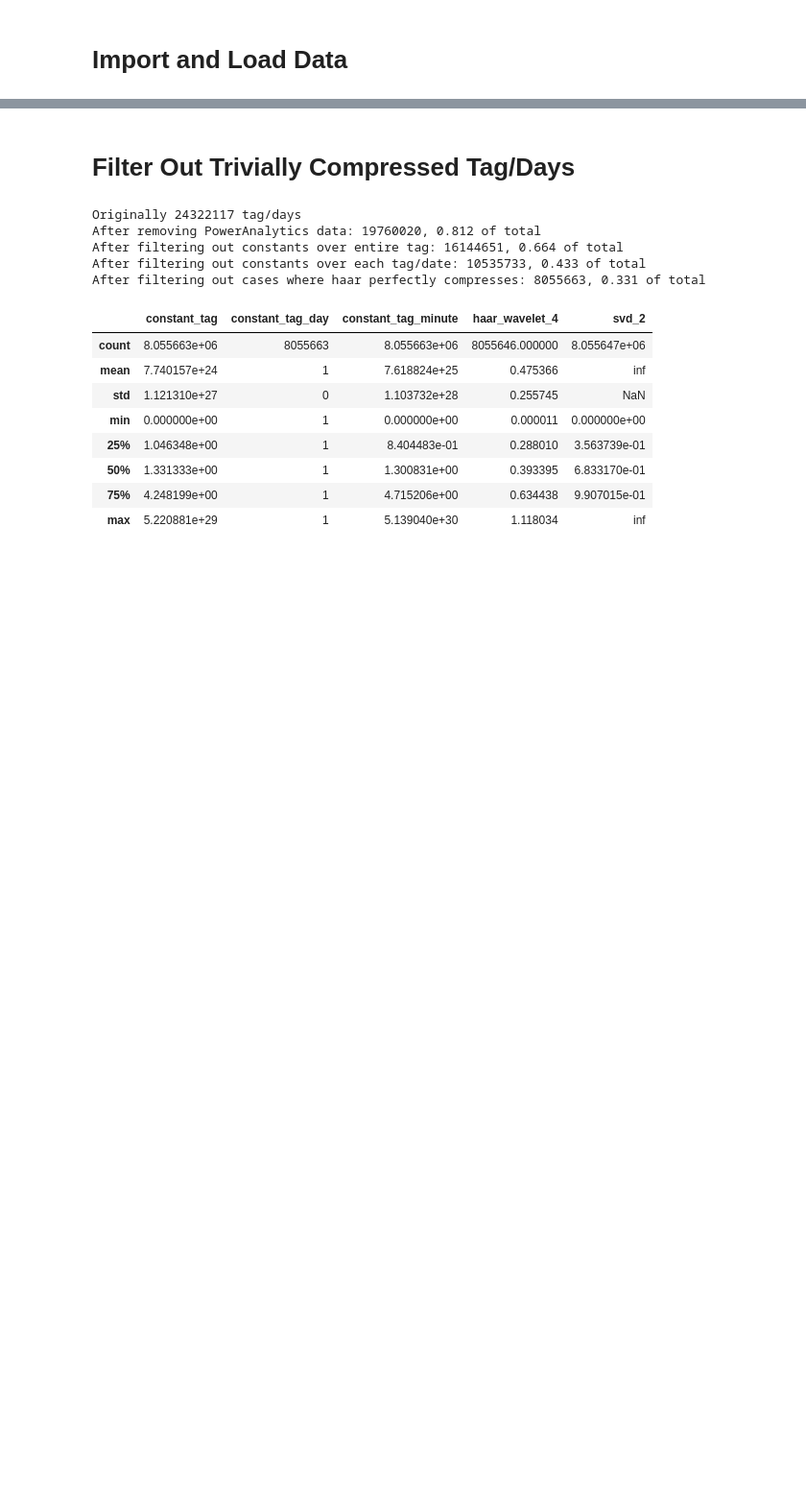
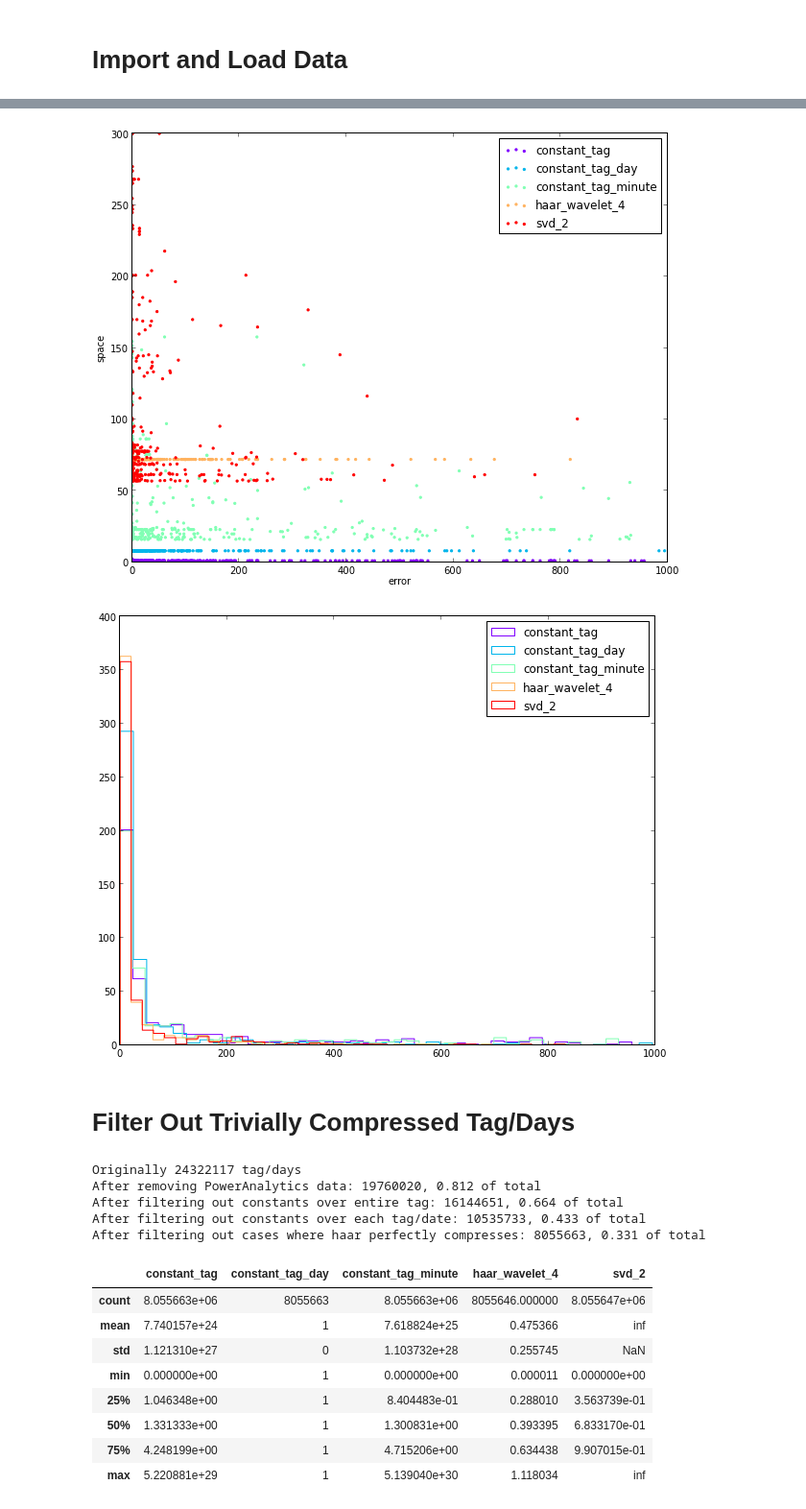
Before and after one commit to melkherj/SmartGridProject, a Jupyter notebook: notebooks/Compression_Performance.ipynb, the cells around one changed output, grey strips where cells are left out. Shown at 96% size. Drawn from its saved outputs; the diff is of its cells as text; code cells hidden in the pictures; blank space fills up the shorter version.

```diff
--- a/notebooks/Compression_Performance.ipynb
+++ b/notebooks/Compression_Performance.ipynb
@@ -54,3 +111,30 @@ tag_list = context['tag_list']
+# %%
+# Sample tag statistics, and generate an error vs. space scatter plot
+tag_stat_sample = sample_df(tag_stats,500)
+e = tag_stat_sample.xs('error',axis=1,level=1) #error
+s = tag_stat_sample.xs('space',axis=1,level=1) #space
+
+# scatter plot error vs. space
+pylab.rcParams['figure.figsize'] = (10.0, 8.0)
+
+colors = cm.rainbow(np.linspace(0, 1, len(e.columns)))
+for column,color in zip(e.columns,colors):
+    scatter(e[column],s[column],color=color,label=column,marker='.')
+legend()
+xlabel('error')
+ylabel('space')
+xlim([0,1000])
+ylim([0,300])
+show()
+
+for column,color in zip(e.columns,colors):
+    ec = e[column]
+    hist(ec[ec < 1000],color=color,label=column,histtype='step',bins=40)
+legend()
+show()
+# %% [output]
+[figure, added]
+[figure, added]
 # %% [markdown]
 # Filter Out Trivially Compressed Tag/Days #
 # %%
```
Also changed, not shown: parts of 13 cells of this notebook, 2 other files.
